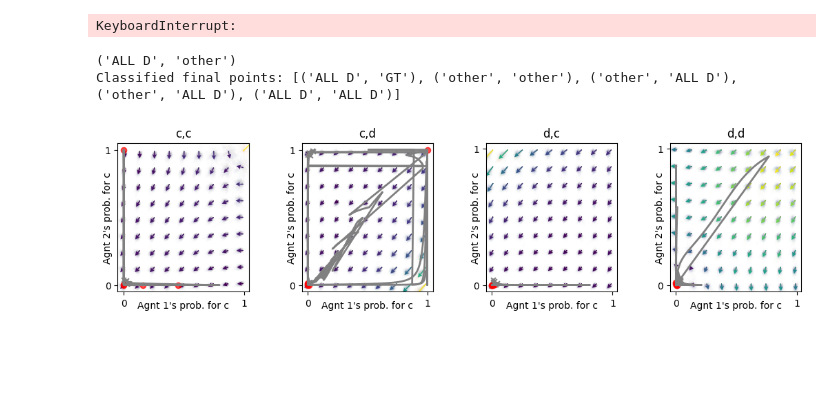
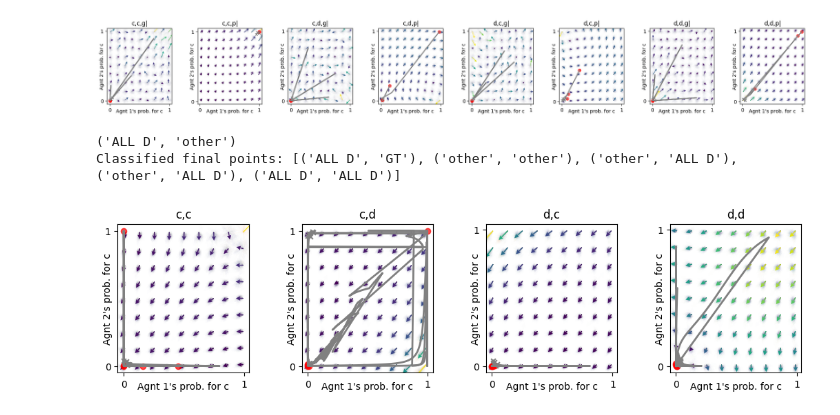
Before and after one commit to Akilan-R/Social_Ecological_Info_Cooperation, a Jupyter notebook: Code/nbs/parallel/check_for_convergence.ipynb, the cells around one changed output. Cells and saved outputs as stored; diff of their text form; code cells hidden in the pictures; blank space fills up the shorter version.

```diff
--- a/Code/nbs/parallel/check_for_convergence.ipynb
+++ b/Code/nbs/parallel/check_for_convergence.ipynb
@@ -5,8 +5,8 @@ from base_ecopg import *
 from helper_functions import *
 from simulation_and_results_functions import *
 # %%
-mae_ecopg_only_action = create_mae_ecopg_for_given_mode_POstratAC("social")
-mae_ecopg_both_state_and_action = create_mae_ecopg_for_given_mode_POstratAC("complete")
+mae_ecopg_social = create_mae_ecopg_for_given_mode_POstratAC_expanded("social", discount_factor= 0.995, m= -6.5)
+mae_ecopg_complete = create_mae_ecopg_for_given_mode_POstratAC_expanded("complete", discount_factor= 0.995, m= -6.5)
 # %%
 def add_random_degraded_state_policy_complete(starting_point):
      for i in [0, 2, 4, 6]:
@@ -35,33 +35,35 @@ def generate_random_initial_conditions_around_point(mae, test_point, num_samples
     random_initial_conditions_around_point = [(test_point + perturbation_size*sample)/(1 + perturbation_size) for sample in random_initial_conditions]
     return random_initial_conditions_around_point
 # %%
-agent_1_strategy = [0,0,0,1]
-agent_2_strategy = [1,0,0,1]
+agent_1_strategy = [1,0,0,0]
+agent_2_strategy = [1,0,0,0]
 
 
 agent_1_strategy = [[x, 1-x] for x in agent_1_strategy]
 agent_2_strategy = [[x, 1-x] for x in agent_2_strategy]
 
 starting_point = np.array([agent_1_strategy, agent_2_strategy])
 
-random_initial_conditions_around_point = generate_random_initial_conditions_around_point(mae_ecopg_only_action, starting_point, 20, 0.05, 'social')
+starting_point_complete = add_random_degraded_state_policy_complete(starting_point.copy())
+
+random_initial_conditions_around_point = generate_random_initial_conditions_around_point(mae_ecopg_complete, starting_point_complete, 3, 0.05, 'social')
 
 results_list = []
 for initial_condition in random_initial_conditions_around_point:
     result = run_simulation_for_initial_condition_with_traj(
-            mae = mae_ecopg_only_action,
+            mae = mae_ecopg_complete,
             initial_condition = initial_condition,
             make_degraded_state_cooperation_probablity_zero_at_end= True,
             make_degraded_state_obsdist_zero_at_end= True
         )
     results_list.append(result)
 
 final_points = [result['final_point'] for result in results_list]
 
 
-make_plots(information_condition_instance_only_action, mae_ecopg_only_action, results_list)
+make_plots(mae_ecopg_complete.env, mae_ecopg_complete, results_list)
 # %% [output]
-KeyboardInterrupt:
+[figure, added]
 # %%
 information_condition_instance_both_state_and_action = Information_Conditions(ecopg, mode= "both_state_and_action_information")
 mae_ecopg_both_state_and_action = POstratAC(env=information_condition_instance_both_state_and_action, learning_rates=0.05, discount_factors= 0.98)
```
Also changed, not shown: 27 other files.
